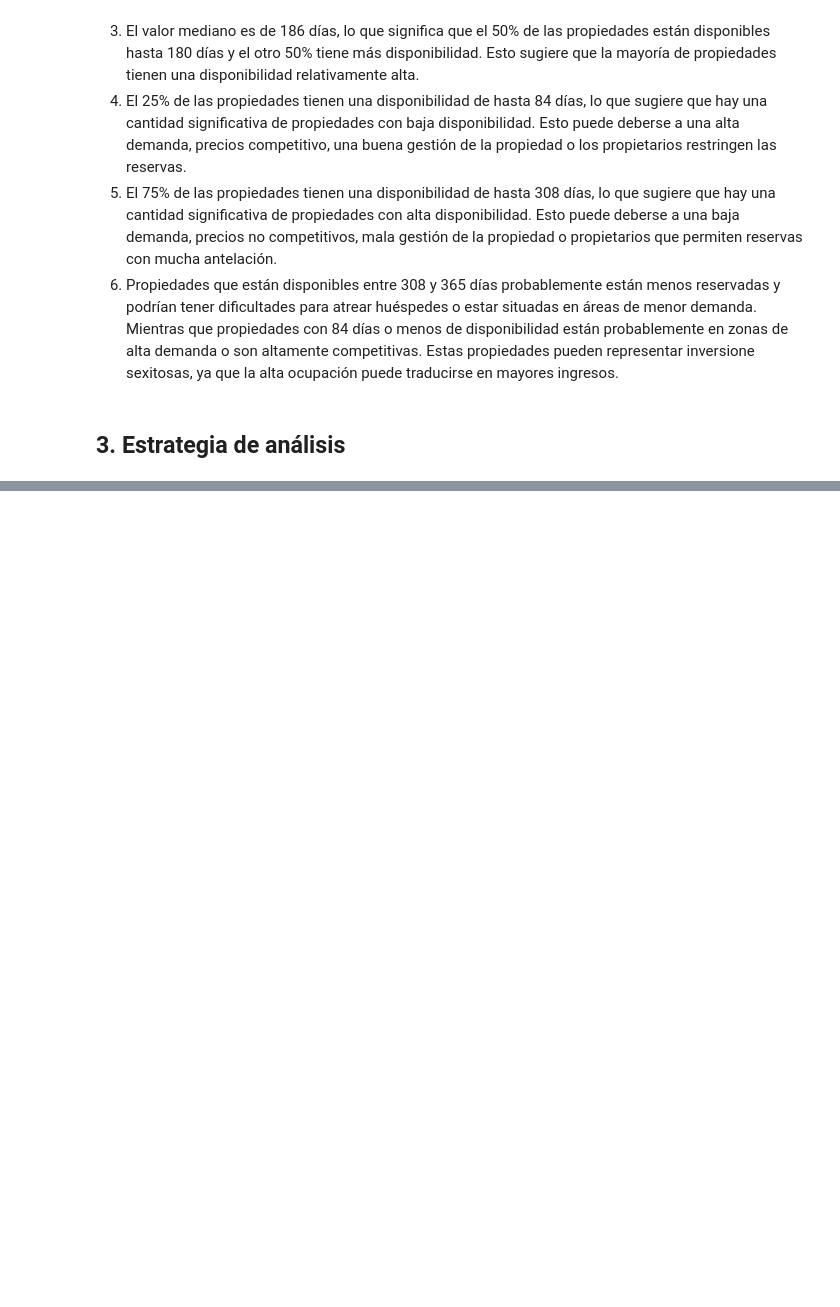
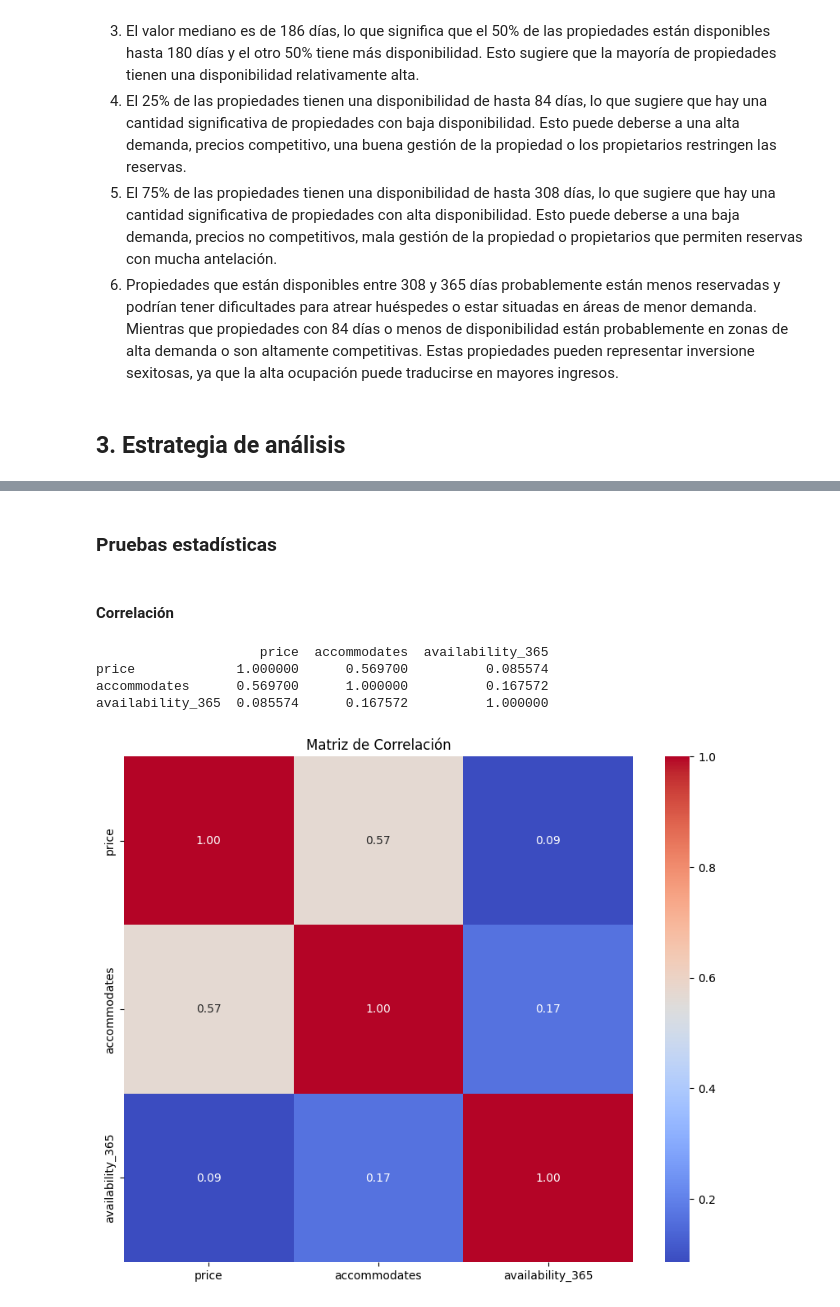
Before and after one commit to Cata1406/Taller1-CDA, a Jupyter notebook: eda.ipynb, the cells around one changed output, grey strips where cells are left out. Cells and saved outputs as stored; diff of their text form; code cells hidden in the pictures; blank space fills up the shorter version.

```diff
--- a/eda.ipynb
+++ b/eda.ipynb
@@ -411,0 +598,20 @@ La disponibilidad de las propiedades varía de 0 a 365 días.
+# %% [markdown]
+### Pruebas estadísticas
+# %% [markdown]
+#### Correlación
+# %%
+# Explorar relación entre price, accommodates y availability_365 con prueba de correlación y visualizamos la matriz de correlación
+correlation = df[["price", "accommodates", "availability_365"]].corr()
+print(correlation)
+
+plt.figure(figsize=(10, 8))
+sns.heatmap(correlation, annot=True, cmap='coolwarm', fmt='.2f')
+
+plt.title('Matriz de Correlación')
+plt.show()
+# %% [output]
+                     price  accommodates  availability_365
+price             1.000000      0.569700          0.085574
+accommodates      0.569700      1.000000          0.167572
+availability_365  0.085574      0.167572          1.000000
+[figure, added]
```
Also changed, not shown: parts of 32 cells of this notebook.
